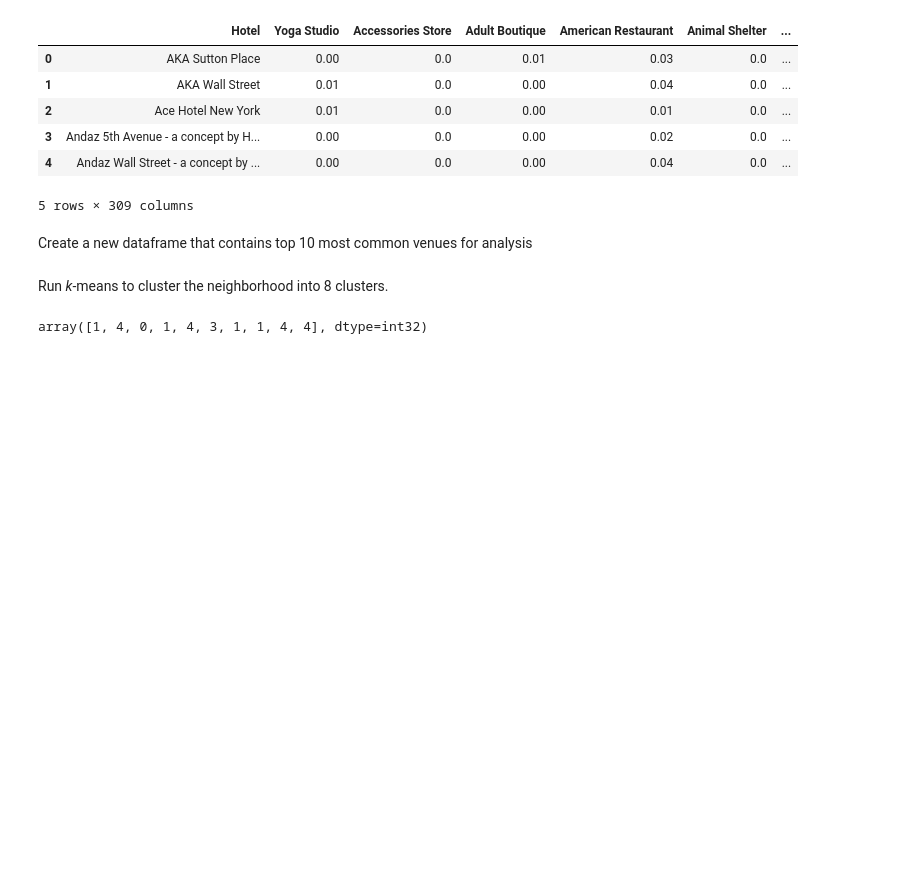
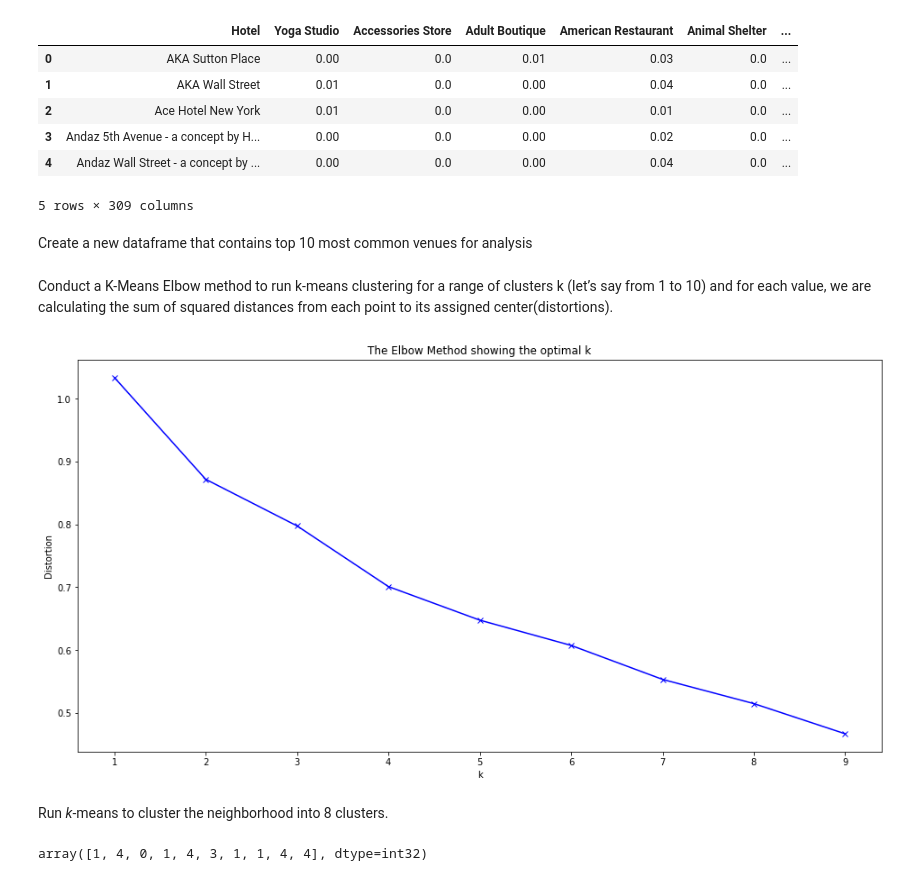
Before and after one commit to futuregallery/Coursera_Capstone, a Jupyter notebook: NY Hotel Segmenting and Clustering Neighborhoods.ipynb, the cells around one changed output. Drawn from its saved outputs; the diff is of its cells as text; code cells hidden in the pictures; blank space fills up the shorter version.

```diff
--- a/NY Hotel Segmenting and Clustering Neighborhoods.ipynb
+++ b/NY Hotel Segmenting and Clustering Neighborhoods.ipynb
@@ -324,6 +326,27 @@ def return_most_common_venues(row, num_top_venues):
 num_top_venues = 10
 
 indicators = ['st', 'nd', 'rd']
+# %% [markdown]
+Conduct a K-Means Elbow method  to run k-means clustering for a range of clusters k (let’s say from 1 to 10) and for each value, we are calculating the sum of squared distances from each point to its assigned center(distortions).
+# %%
+#Running K-Means with a range of k
+df = all_grouped.drop('Hotel', 1)
+distortions = []
+K = range(1,10)
+for k in K:
+    kmeanModel = KMeans(n_clusters=k)
+    kmeanModel.fit(df)
+    distortions.append(kmeanModel.inertia_)
+
+#Plotting the distortions of K-Means
+plt.figure(figsize=(16,8))
+plt.plot(K, distortions, 'bx-')
+plt.xlabel('k')
+plt.ylabel('Distortion')
+plt.title('The Elbow Method showing the optimal k')
+plt.show()
+# %% [output]
+[figure, added]
 # %% [markdown]
 Run _k_-means to cluster the neighborhood into 8 clusters.
 # %%
```
Also changed, not shown: parts of 2 cells of this notebook.
